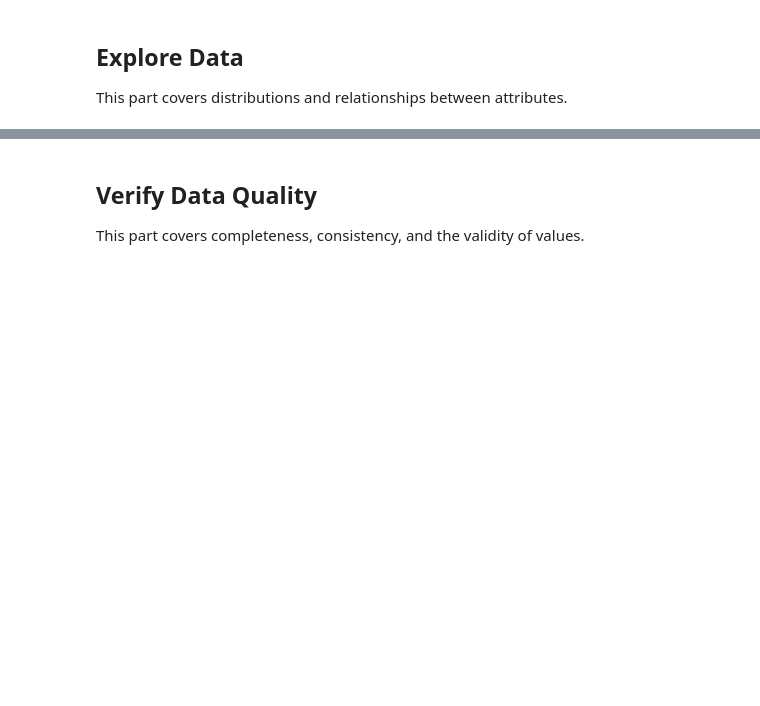
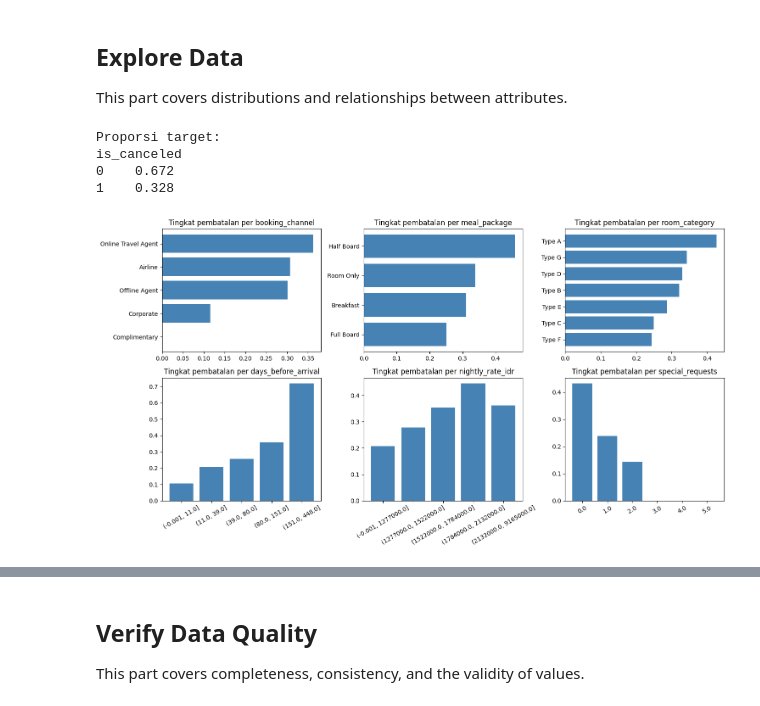
Before and after one commit to zizadhrmaa/IF3170_G25_IMKSIAI, a Jupyter notebook: src/Notebook_Tugas_Besar_2_IF3170_Inteligensi_Artifisial_2026_2027.ipynb, the cells around one changed output, grey strips where cells are left out. Drawn from its saved outputs; the diff is of its cells as text; code cells hidden in the pictures; blank space fills up the shorter version.

```diff
--- a/src/Notebook_Tugas_Besar_2_IF3170_Inteligensi_Artifisial_2026_2027.ipynb
+++ b/src/Notebook_Tugas_Besar_2_IF3170_Inteligensi_Artifisial_2026_2027.ipynb
@@ -90,11 +104,23 @@ Paths and shared constants are kept in this class.
 # %%
 class Settings:
     SEED       = 42
-    DATA_DIR   = Path('data')
-    OUTPUT_DIR = Path('output')
+    DATA_DIR   = ROOT / 'data'
+    OUTPUT_DIR = ROOT / 'output'
+    MODEL_DIR  = ROOT / 'output' / 'models'
+    VAL_SIZE   = 0.2
+    N_FOLDS    = 5
+    PLOT_COLOR = 'steelblue'
+    # Bobot fitur untuk jarak KNN; asal nilainya dijelaskan di bagian Improvements.
+    # Key-nya adalah nama kolom di Preprocessor.
+    FEATURE_WEIGHTS = {
+        'log_lead_time': 1.5, 'days_before_arrival': 1.5,
+        'special_requests': 1.5, 'nightly_rate_idr': 1.5,
+        'meal_package': 0.5, 'room_category': 0.5,
+    }
 
 CFG = Settings()
 CFG.OUTPUT_DIR.mkdir(parents=True, exist_ok=True)
+CFG.MODEL_DIR.mkdir(parents=True, exist_ok=True)
 # %% [markdown]
 ## Seed Everything
 
@@ -134,4 +206,28 @@ This part covers the size, the attribute types, and the meaning of each column.
 
 This part covers distributions and relationships between attributes.
 # %%
-# Write your code here
+print('Proporsi target:')
+print(train_df[TARGET].value_counts(normalize=True).round(3).to_string())
+
+fig, axes = plt.subplots(2, 3, figsize=(15, 8))
+for ax, col in zip(axes[0], ['booking_channel', 'meal_package', 'room_category']):
+    rate = train_df.groupby(col)[TARGET].mean().sort_values()
+    ax.barh(rate.index.astype(str), rate.values, color=CFG.PLOT_COLOR)
+    ax.set_title(f'Tingkat pembatalan per {col}')
+for ax, col in zip(axes[1], ['days_before_arrival', 'nightly_rate_idr', 'special_requests']):
+    if train_df[col].nunique() > 10:
+        bins = pd.qcut(train_df[col], 5, duplicates='drop')
+    else:
+        bins = train_df[col]
+    rate = train_df.groupby(bins, observed=True)[TARGET].mean()
+    ax.bar(rate.index.astype(str), rate.values, color=CFG.PLOT_COLOR)
+    ax.set_title(f'Tingkat pembatalan per {col}')
+    ax.tick_params(axis='x', rotation=30)
+plt.tight_layout()
+plt.show()
+# %% [output]
+Proporsi target:
+is_canceled
+0    0.672
+1    0.328
+[figure, added]
```
Also changed, not shown: parts of 49 cells of this notebook, 1 other file.
